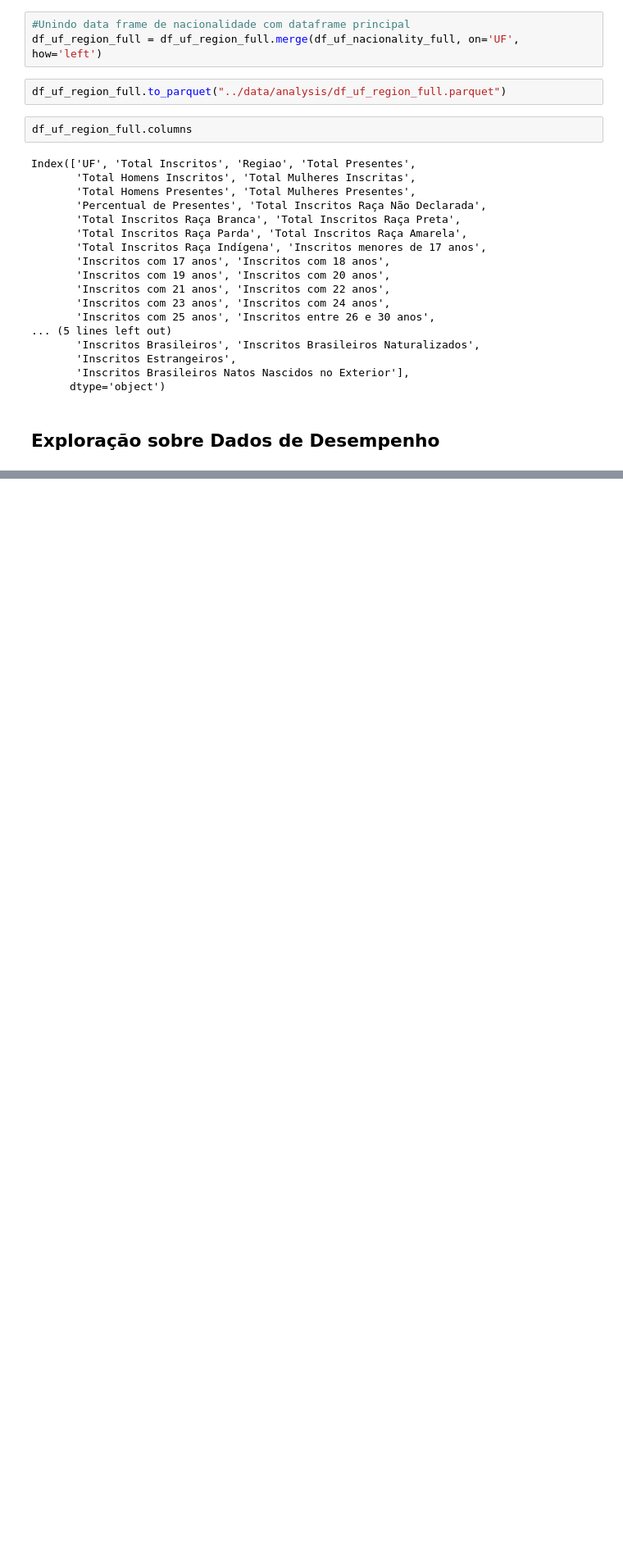
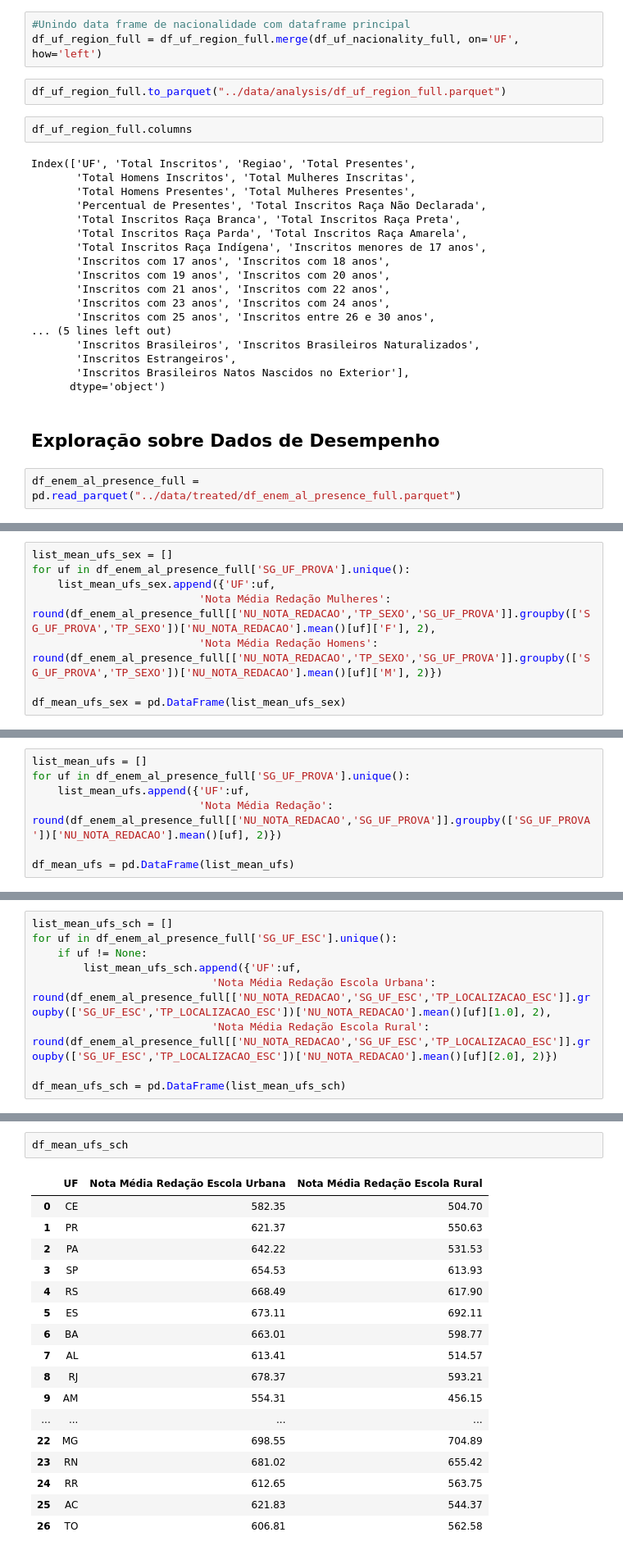
Before and after one commit to marcela-mariano19/Insights_ENEM-Projeto_de_Bloco_2024S2_, a Jupyter notebook: my-app/notebooks/tratamento_dados.ipynb, the cells around one changed output, grey strips where cells are left out. Shown at 82% size. Cells and saved outputs as stored; diff of their text form; blank space fills up the shorter version.

```diff
--- a/my-app/notebooks/tratamento_dados.ipynb
+++ b/my-app/notebooks/tratamento_dados.ipynb
@@ -509,3 +509,5 @@ Index(['UF', 'Total Inscritos', 'Regiao', 'Total Presentes',
       dtype='object')
 # %% [markdown]
 ## Exploração sobre Dados de Desempenho
+# %%
+df_enem_al_presence_full = pd.read_parquet("../data/treated/df_enem_al_presence_full.parquet")
@@ -511,0 +540,8 @@ Index(['UF', 'Total Inscritos', 'Regiao', 'Total Presentes',
+# %%
+list_mean_ufs_sex = []
+for uf in df_enem_al_presence_full['SG_UF_PROVA'].unique():
+    list_mean_ufs_sex.append({'UF':uf,
+                          'Nota Média Redação Mulheres': round(df_enem_al_presence_full[['NU_NOTA_REDACAO','TP_SEXO','SG_UF_PROVA']].groupby(['SG_UF_PROVA','TP_SEXO'])['NU_NOTA_REDACAO'].mean()[uf]['F'], 2),
+                          'Nota Média Redação Homens': round(df_enem_al_presence_full[['NU_NOTA_REDACAO','TP_SEXO','SG_UF_PROVA']].groupby(['SG_UF_PROVA','TP_SEXO'])['NU_NOTA_REDACAO'].mean()[uf]['M'], 2)})
+
+df_mean_ufs_sex = pd.DataFrame(list_mean_ufs_sex)
@@ -511,0 +550,7 @@ Index(['UF', 'Total Inscritos', 'Regiao', 'Total Presentes',
+# %%
+list_mean_ufs = []
+for uf in df_enem_al_presence_full['SG_UF_PROVA'].unique():
+    list_mean_ufs.append({'UF':uf,
+                          'Nota Média Redação': round(df_enem_al_presence_full[['NU_NOTA_REDACAO','SG_UF_PROVA']].groupby(['SG_UF_PROVA'])['NU_NOTA_REDACAO'].mean()[uf], 2)})
+
+df_mean_ufs = pd.DataFrame(list_mean_ufs)
@@ -511,0 +567,9 @@ Index(['UF', 'Total Inscritos', 'Regiao', 'Total Presentes',
+# %%
+list_mean_ufs_sch = []
+for uf in df_enem_al_presence_full['SG_UF_ESC'].unique():
+    if uf != None:
+        list_mean_ufs_sch.append({'UF':uf,
+                            'Nota Média Redação Escola Urbana': round(df_enem_al_presence_full[['NU_NOTA_REDACAO','SG_UF_ESC','TP_LOCALIZACAO_ESC']].groupby(['SG_UF_ESC','TP_LOCALIZACAO_ESC'])['NU_NOTA_REDACAO'].mean()[uf][1.0], 2),
+                            'Nota Média Redação Escola Rural': round(df_enem_al_presence_full[['NU_NOTA_REDACAO','SG_UF_ESC','TP_LOCALIZACAO_ESC']].groupby(['SG_UF_ESC','TP_LOCALIZACAO_ESC'])['NU_NOTA_REDACAO'].mean()[uf][2.0], 2)})
+
+df_mean_ufs_sch = pd.DataFrame(list_mean_ufs_sch)
@@ -511,0 +578,20 @@ Index(['UF', 'Total Inscritos', 'Regiao', 'Total Presentes',
+# %%
+df_mean_ufs_sch
+# %% [output]
+|  | UF | Nota Média Redação Escola Urbana | Nota Média Redação Escola Rural |
+| 0 | CE | 582.35 | 504.70 |
+| 1 | PR | 621.37 | 550.63 |
+| 2 | PA | 642.22 | 531.53 |
+| 3 | SP | 654.53 | 613.93 |
+| 4 | RS | 668.49 | 617.90 |
+| 5 | ES | 673.11 | 692.11 |
+| 6 | BA | 663.01 | 598.77 |
+| 7 | AL | 613.41 | 514.57 |
+| 8 | RJ | 678.37 | 593.21 |
+| 9 | AM | 554.31 | 456.15 |
+| ... | ... | ... | ... |
+| 22 | MG | 698.55 | 704.89 |
+| 23 | RN | 681.02 | 655.42 |
+| 24 | RR | 612.65 | 563.75 |
+| 25 | AC | 621.83 | 544.37 |
+| 26 | TO | 606.81 | 562.58 |
```
Also changed, not shown: parts of 23 cells of this notebook, 19 other files.
